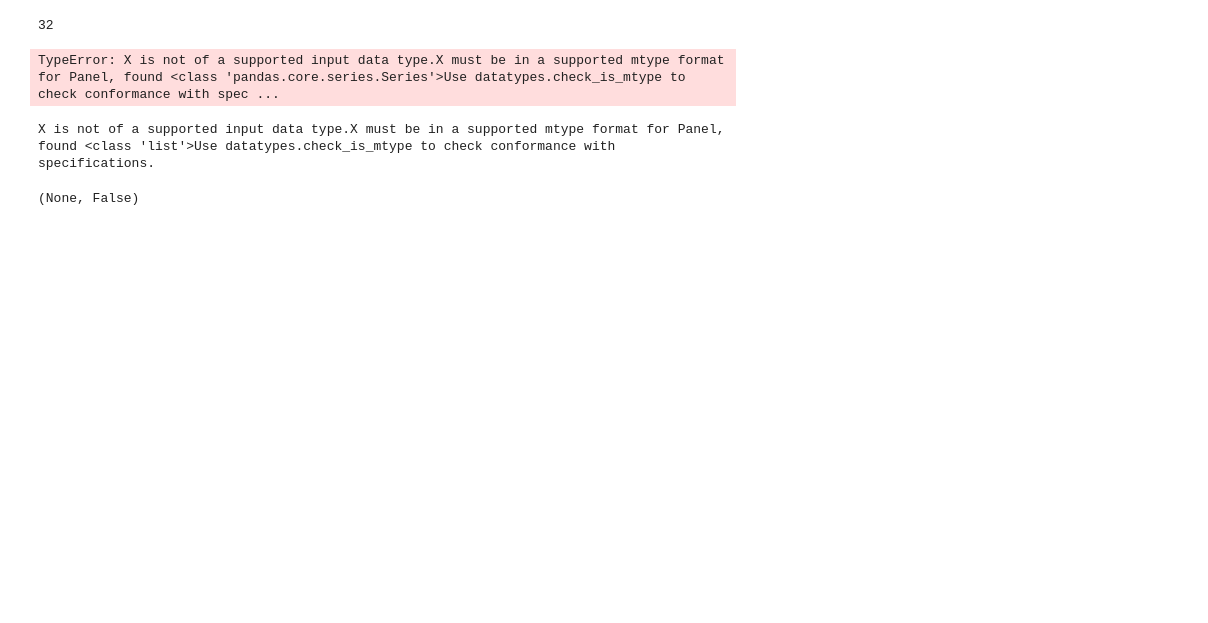
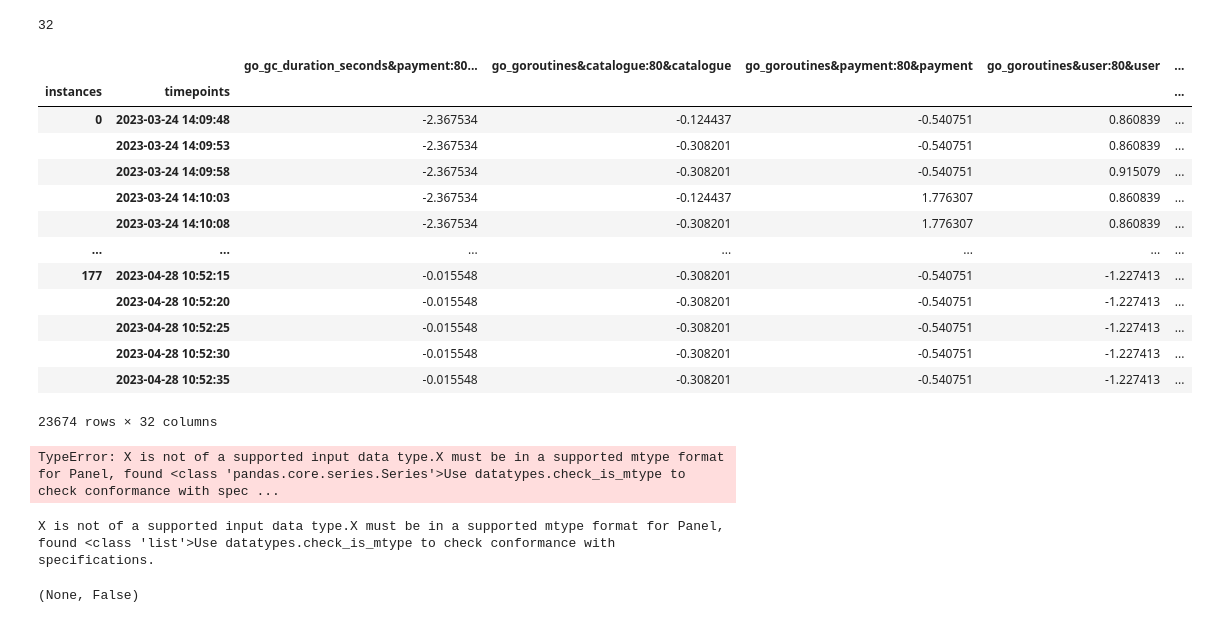
Before and after one commit to MagnusNordboe/Thesis-project-Magnus, a Jupyter notebook: analysis/Run_predictors.ipynb, the cells around one changed output. Drawn from its saved outputs; the diff is of its cells as text; code cells hidden in the pictures; blank space fills up the shorter version.

```diff
--- a/analysis/Run_predictors.ipynb
+++ b/analysis/Run_predictors.ipynb
@@ -31,6 +31,23 @@ variances = pd.read_json("./storage/sorted_variance.json",orient="index")
 variances.size
 # %% [output]
 32
+# %%
+X
+# %% [output]
+|  |  | go_gc_duration_seconds&payment:80... | go_goroutines&catalogue:80&catalogue | go_goroutines&payment:80&payment | go_goroutines&user:80&user | ... |
+| instances | timepoints |  |  |  |  | ... |
+| 0 | 2023-03-24 14:09:48 | -2.367534 | -0.124437 | -0.540751 | 0.860839 | ... |
+|  | 2023-03-24 14:09:53 | -2.367534 | -0.308201 | -0.540751 | 0.860839 | ... |
+|  | 2023-03-24 14:09:58 | -2.367534 | -0.308201 | -0.540751 | 0.915079 | ... |
+|  | 2023-03-24 14:10:03 | -2.367534 | -0.124437 | 1.776307 | 0.860839 | ... |
+|  | 2023-03-24 14:10:08 | -2.367534 | -0.308201 | 1.776307 | 0.860839 | ... |
+| ... | ... | ... | ... | ... | ... | ... |
+| 177 | 2023-04-28 10:52:15 | -0.015548 | -0.308201 | -0.540751 | -1.227413 | ... |
+|  | 2023-04-28 10:52:20 | -0.015548 | -0.308201 | -0.540751 | -1.227413 | ... |
+|  | 2023-04-28 10:52:25 | -0.015548 | -0.308201 | -0.540751 | -1.227413 | ... |
+|  | 2023-04-28 10:52:30 | -0.015548 | -0.308201 | -0.540751 | -1.227413 | ... |
+|  | 2023-04-28 10:52:35 | -0.015548 | -0.308201 | -0.540751 | -1.227413 | ... |
+23674 rows × 32 columns
 # %%
 class Try_Classifiers:
     #Then in here, only classifiers should be needed. All classifiers implement fit and fit_transform as well as fit_predict.
```
Also changed, not shown: 19 other files.
